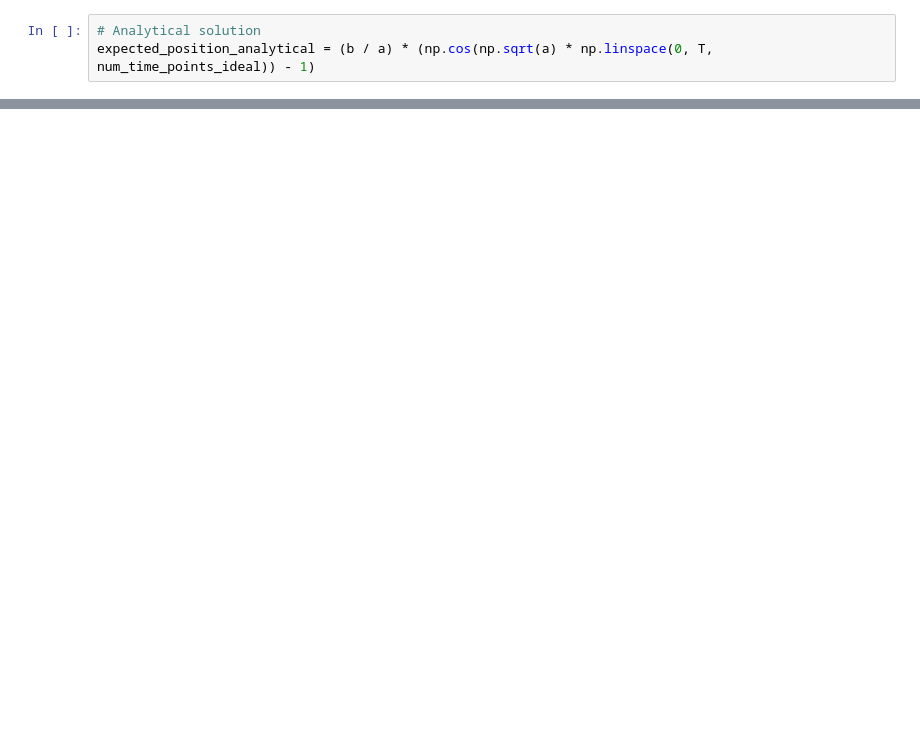
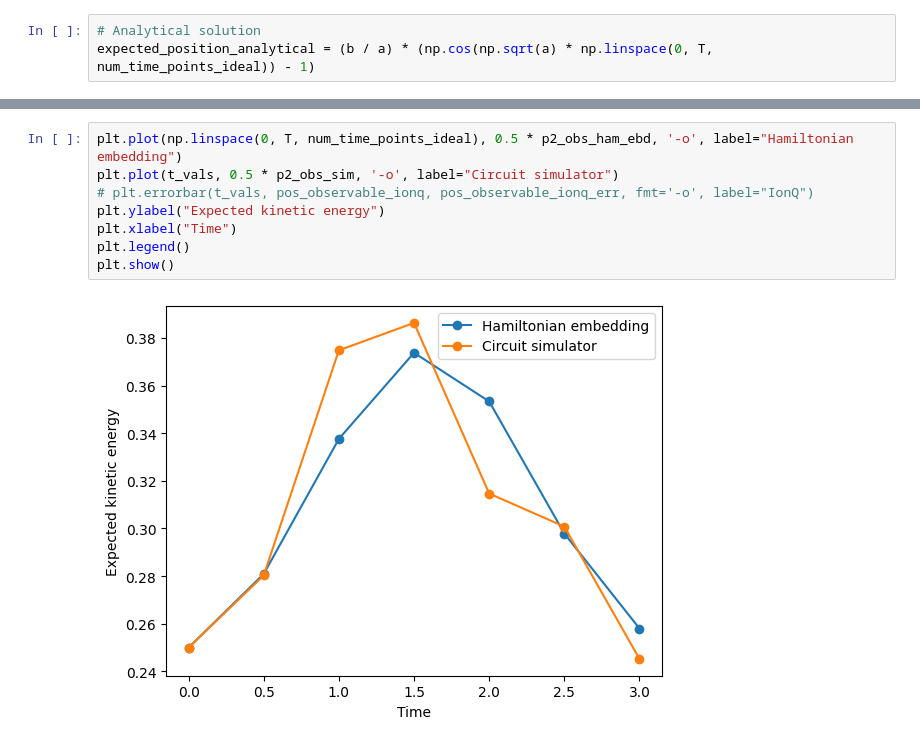
Before and after one commit to jiaqileng/hamiltonian-embedding, a Jupyter notebook: ionq_experiments.ipynb, the cells around one changed output, grey strips where cells are left out. Cells and saved outputs as stored; diff of their text form; blank space fills up the shorter version.

```diff
--- a/ionq_experiments.ipynb
+++ b/ionq_experiments.ipynb
@@ -3189,0 +3235,10 @@ plt.show()
+# %%
+plt.plot(np.linspace(0, T, num_time_points_ideal), 0.5 * p2_obs_ham_ebd, '-o', label="Hamiltonian embedding")
+plt.plot(t_vals, 0.5 * p2_obs_sim, '-o', label="Circuit simulator")
+# plt.errorbar(t_vals, pos_observable_ionq, pos_observable_ionq_err, fmt='-o', label="IonQ")
+plt.ylabel("Expected kinetic energy")
+plt.xlabel("Time")
+plt.legend()
+plt.show()
+# %% [output]
+[figure, added]
```
Also changed, not shown: parts of 16 cells of this notebook.
